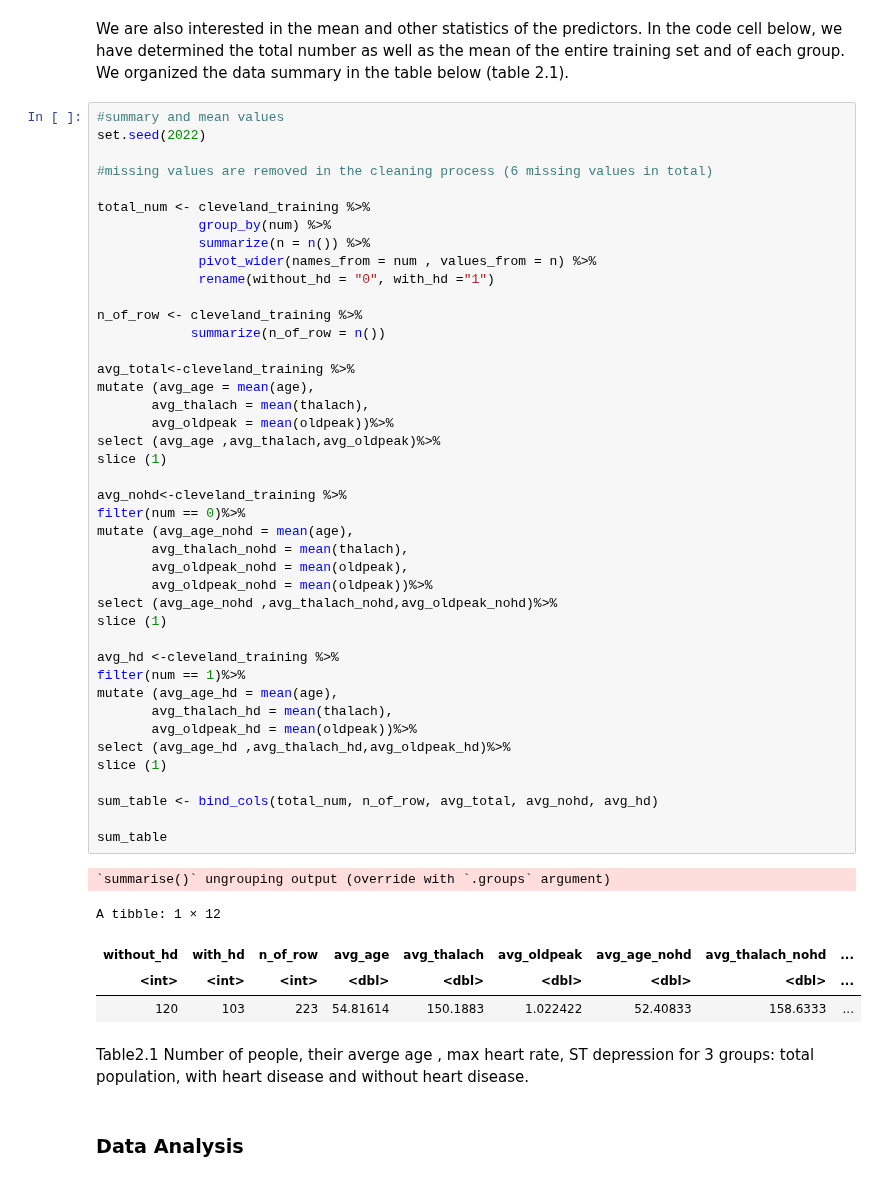
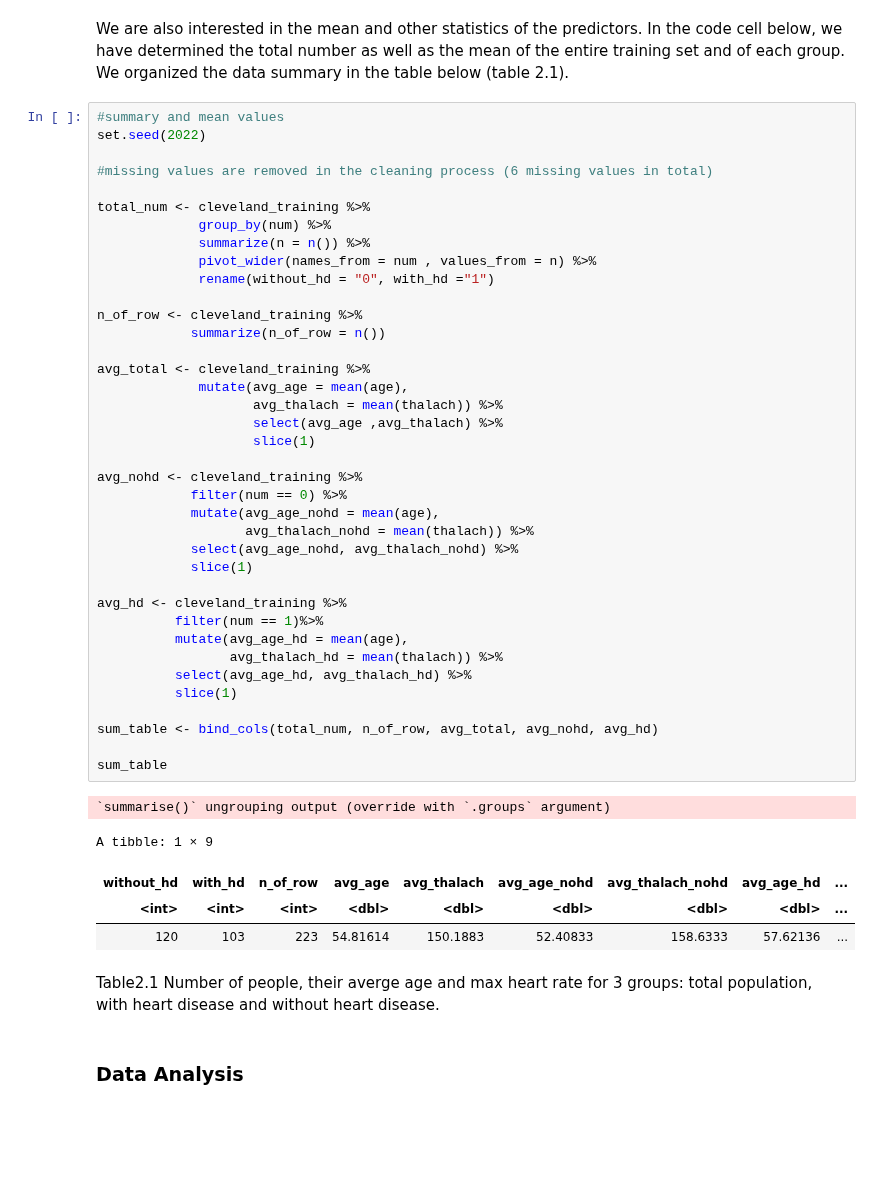
Before and after one commit to wiliwangka/Heart-Disease-Classification-with-R, a Jupyter notebook: ds_project_proposal.ipynb, the cells around one changed output. Drawn from its saved outputs; the diff is of its cells as text; blank space fills up the shorter version.

```diff
--- a/ds_project_proposal.ipynb
+++ b/ds_project_proposal.ipynb
@@ -337,53 +314,49 @@ We are also interested in the mean and other statistics of the predictors. In th
 # %%
 #summary and mean values
 set.seed(2022)
 
 #missing values are removed in the cleaning process (6 missing values in total)
 
 total_num <- cleveland_training %>%
              group_by(num) %>%
              summarize(n = n()) %>%
              pivot_wider(names_from = num , values_from = n) %>%
              rename(without_hd = "0", with_hd ="1")
 
 n_of_row <- cleveland_training %>%
             summarize(n_of_row = n())
 
-avg_total<-cleveland_training %>%
-mutate (avg_age = mean(age),
-       avg_thalach = mean(thalach),
-       avg_oldpeak = mean(oldpeak))%>%
-select (avg_age ,avg_thalach,avg_oldpeak)%>%
-slice (1)
+avg_total <- cleveland_training %>%
+             mutate(avg_age = mean(age),
+                    avg_thalach = mean(thalach)) %>%
+                    select(avg_age ,avg_thalach) %>%
+                    slice(1)
 
-avg_nohd<-cleveland_training %>%
-filter(num == 0)%>%
-mutate (avg_age_nohd = mean(age),
-       avg_thalach_nohd = mean(thalach),
-       avg_oldpeak_nohd = mean(oldpeak),
-       avg_oldpeak_nohd = mean(oldpeak))%>%
-select (avg_age_nohd ,avg_thalach_nohd,avg_oldpeak_nohd)%>%
-slice (1)
+avg_nohd <- cleveland_training %>%
+            filter(num == 0) %>%
+            mutate(avg_age_nohd = mean(age),
+                   avg_thalach_nohd = mean(thalach)) %>%
+            select(avg_age_nohd, avg_thalach_nohd) %>%
+            slice(1)
 
-avg_hd <-cleveland_training %>%
-filter(num == 1)%>%
-mutate (avg_age_hd = mean(age),
-       avg_thalach_hd = mean(thalach),
-       avg_oldpeak_hd = mean(oldpeak))%>%
-select (avg_age_hd ,avg_thalach_hd,avg_oldpeak_hd)%>%
-slice (1)
+avg_hd <- cleveland_training %>%
+          filter(num == 1)%>%
+          mutate(avg_age_hd = mean(age),
+                 avg_thalach_hd = mean(thalach)) %>%
+          select(avg_age_hd, avg_thalach_hd) %>%
+          slice(1)
 
 sum_table <- bind_cols(total_num, n_of_row, avg_total, avg_nohd, avg_hd)
 
 sum_table
 # %% [output]
 `summarise()` ungrouping output (override with `.groups` argument)
-A tibble: 1 × 12
+A tibble: 1 × 9
-| without_hd | with_hd | n_of_row | avg_age | avg_thalach | avg_oldpeak | avg_age_nohd | avg_thalach_nohd | ... |
+| without_hd | with_hd | n_of_row | avg_age | avg_thalach | avg_age_nohd | avg_thalach_nohd | avg_age_hd | ... |
 | <int> | <int> | <int> | <dbl> | <dbl> | <dbl> | <dbl> | <dbl> | ... |
-| 120 | 103 | 223 | 54.81614 | 150.1883 | 1.022422 | 52.40833 | 158.6333 | ... |
+| 120 | 103 | 223 | 54.81614 | 150.1883 | 52.40833 | 158.6333 | 57.62136 | ... |
 # %% [markdown]
-Table2.1 Number of people, their averge age , max heart rate, ST depression for 3 groups: total population, with heart disease and without heart disease.
+Table2.1 Number of people, their averge age and max heart rate for 3 groups: total population, with heart disease and without heart disease.
 # %% [markdown]
 ### Data Analysis
 # %% [markdown]
```
Also changed, not shown: parts of 12 cells of this notebook.
